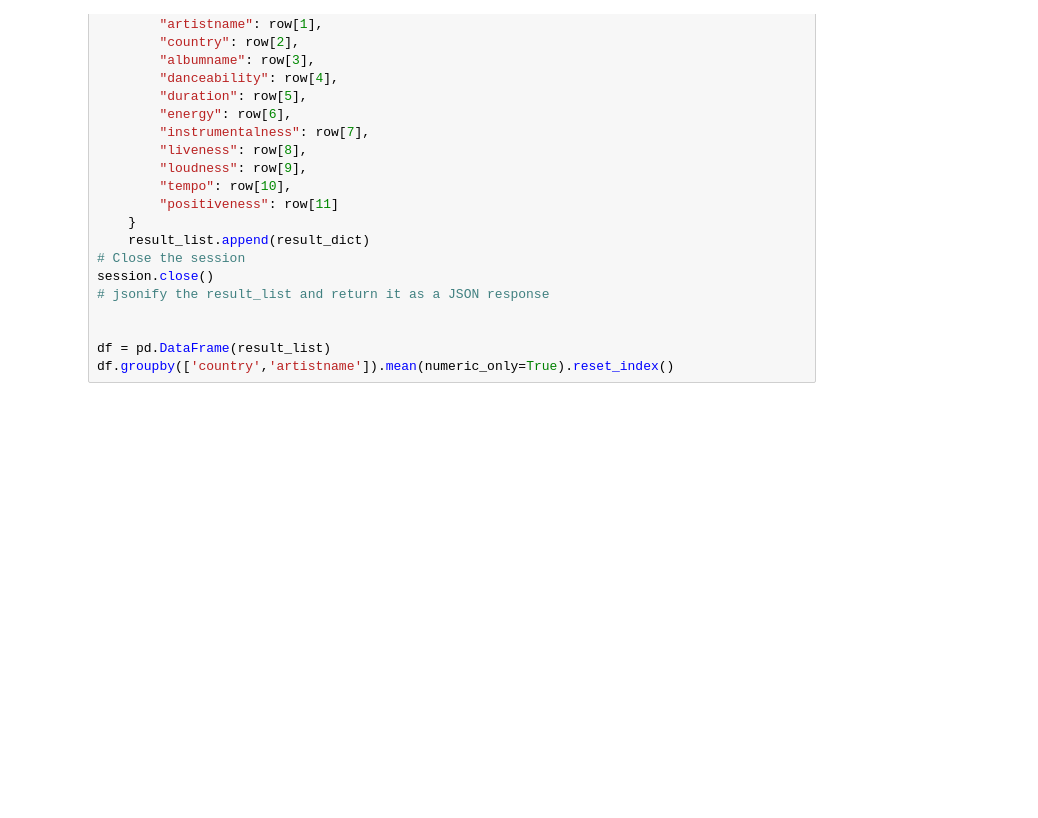
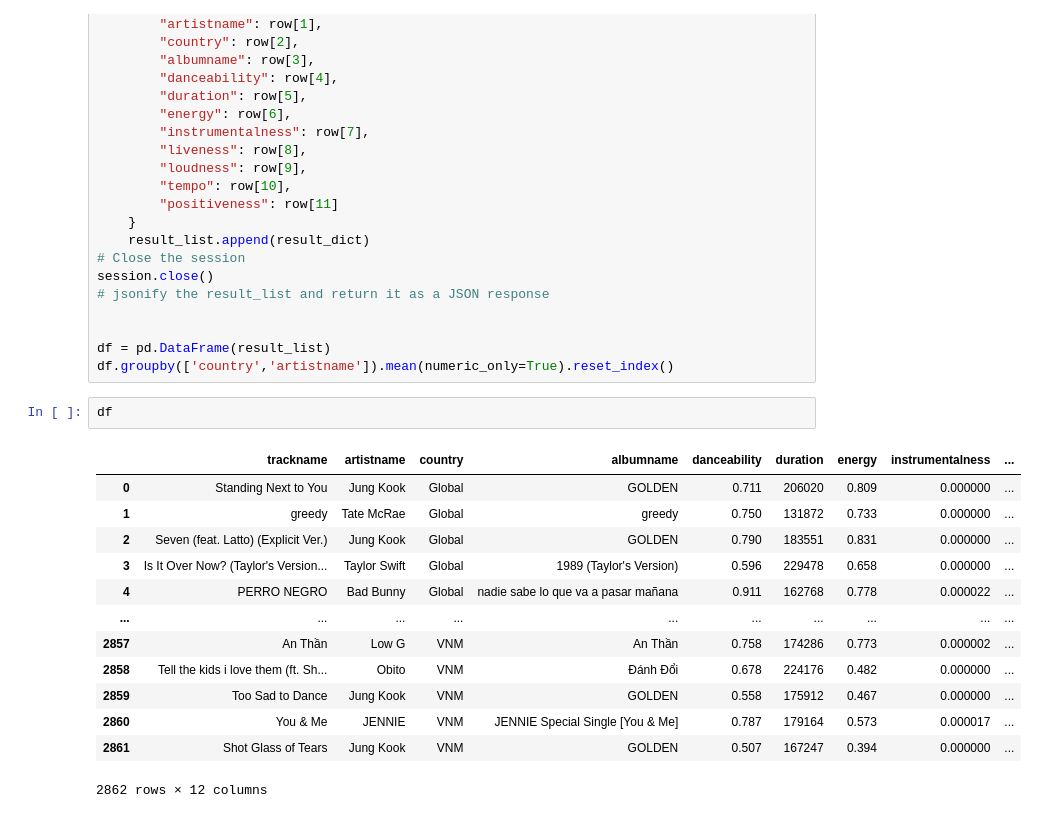
Before and after one commit to andrew-voortman/Exploring-Music-Using-Spotify_API, a Jupyter notebook: test.ipynb, the cells around one changed output. Cells and saved outputs as stored; diff of their text form; blank space fills up the shorter version.

```diff
--- a/test.ipynb
+++ b/test.ipynb
@@ -70,3 +70,19 @@ session.close()
 
 df = pd.DataFrame(result_list)
 df.groupby(['country','artistname']).mean(numeric_only=True).reset_index()
+# %%
+df
+# %% [output]
+|  | trackname | artistname | country | albumname | danceability | duration | energy | instrumentalness | ... |
+| 0 | Standing Next to You | Jung Kook | Global | GOLDEN | 0.711 | 206020 | 0.809 | 0.000000 | ... |
+| 1 | greedy | Tate McRae | Global | greedy | 0.750 | 131872 | 0.733 | 0.000000 | ... |
+| 2 | Seven (feat. Latto) (Explicit Ver.) | Jung Kook | Global | GOLDEN | 0.790 | 183551 | 0.831 | 0.000000 | ... |
+| 3 | Is It Over Now? (Taylor's Version... | Taylor Swift | Global | 1989 (Taylor's Version) | 0.596 | 229478 | 0.658 | 0.000000 | ... |
+| 4 | PERRO NEGRO | Bad Bunny | Global | nadie sabe lo que va a pasar mañana | 0.911 | 162768 | 0.778 | 0.000022 | ... |
+| ... | ... | ... | ... | ... | ... | ... | ... | ... | ... |
+| 2857 | An Thần | Low G | VNM | An Thần | 0.758 | 174286 | 0.773 | 0.000002 | ... |
+| 2858 | Tell the kids i love them (ft. Sh... | Obito | VNM | Đánh Đổi | 0.678 | 224176 | 0.482 | 0.000000 | ... |
+| 2859 | Too Sad to Dance | Jung Kook | VNM | GOLDEN | 0.558 | 175912 | 0.467 | 0.000000 | ... |
+| 2860 | You & Me | JENNIE | VNM | JENNIE Special Single [You & Me] | 0.787 | 179164 | 0.573 | 0.000017 | ... |
+| 2861 | Shot Glass of Tears | Jung Kook | VNM | GOLDEN | 0.507 | 167247 | 0.394 | 0.000000 | ... |
+2862 rows × 12 columns
```
Also changed, not shown: parts of 1 cell of this notebook, 2 other files.
